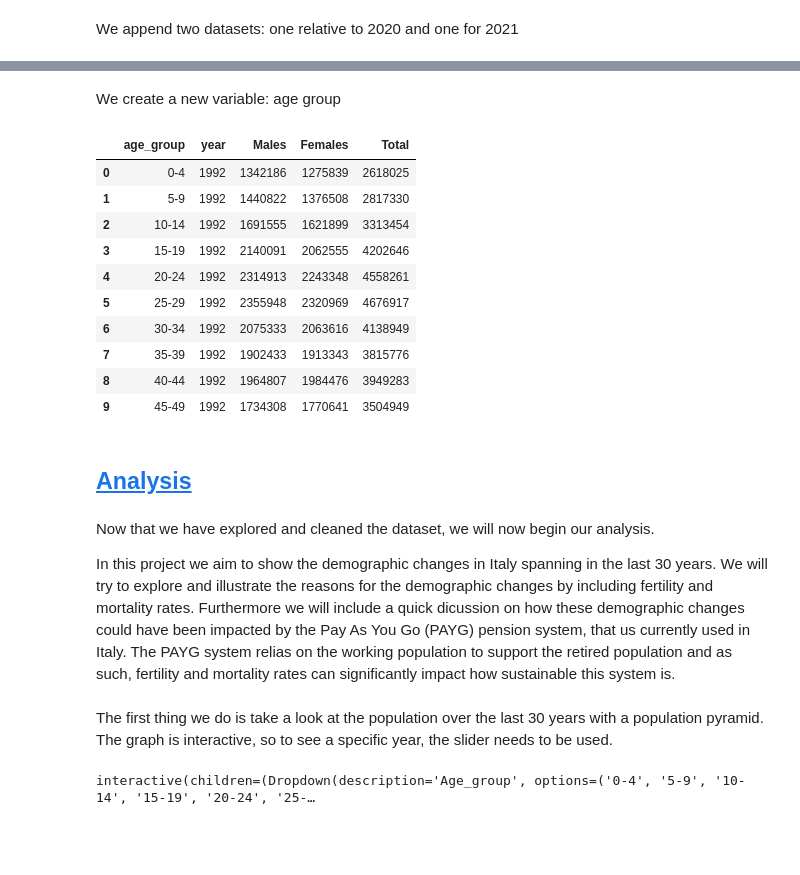
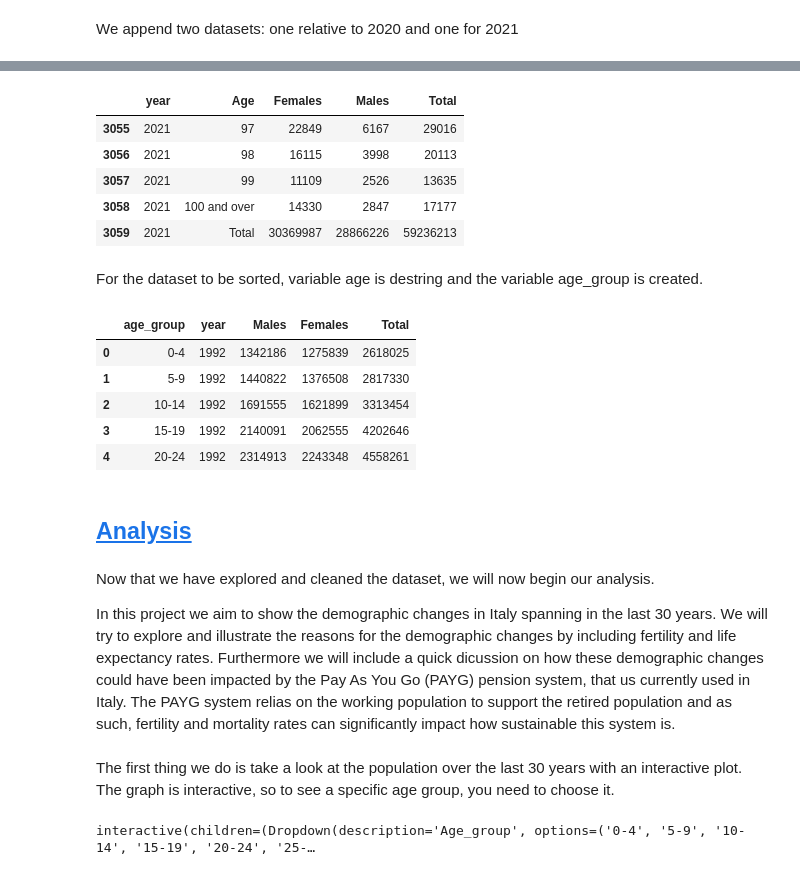
Before and after one commit to NumEconCopenhagen/projects-2024-bolo, a Jupyter notebook: dataproject/dataproject_structured.ipynb, the cells around one changed output, grey strips where cells are left out. Drawn from its saved outputs; the diff is of its cells as text; code cells hidden in the pictures; blank space fills up the shorter version.

```diff
--- a/dataproject/dataproject_structured.ipynb
+++ b/dataproject/dataproject_structured.ipynb
@@ -115,0 +57,3 @@ pop_italy_wide.head(10)
+# %%
+#An istance of the class is created
+project = dataproject()
@@ -178,2 +85,0 @@ pop_italy.head(10)
-# %% [markdown]
-We create a new variable: age group
@@ -204,23 +86,31 @@ pop_italy_agg.drop(['index', 'lower_bound', 'upper_bound'], axis=1, inplace=True
+# %%
+project.concat().tail()
+# %% [output]
+|  | year | Age | Females | Males | Total |
+| 3055 | 2021 | 97 | 22849 | 6167 | 29016 |
+| 3056 | 2021 | 98 | 16115 | 3998 | 20113 |
+| 3057 | 2021 | 99 | 11109 | 2526 | 13635 |
+| 3058 | 2021 | 100 and over | 14330 | 2847 | 17177 |
+| 3059 | 2021 | Total | 30369987 | 28866226 | 59236213 |
+# %% [markdown]
+For the dataset to be sorted, variable age is destring and the variable age_group is created.
+# %%
+pop_italy_agg=project.construction_of_final_dataset()
 # %%
-pop_italy_agg.head(10)
+pop_italy_agg.head()
 # %% [output]
 |  | age_group | year | Males | Females | Total |
 | 0 | 0-4 | 1992 | 1342186 | 1275839 | 2618025 |
 | 1 | 5-9 | 1992 | 1440822 | 1376508 | 2817330 |
 | 2 | 10-14 | 1992 | 1691555 | 1621899 | 3313454 |
 | 3 | 15-19 | 1992 | 2140091 | 2062555 | 4202646 |
 | 4 | 20-24 | 1992 | 2314913 | 2243348 | 4558261 |
-| 5 | 25-29 | 1992 | 2355948 | 2320969 | 4676917 |
-| 6 | 30-34 | 1992 | 2075333 | 2063616 | 4138949 |
-| 7 | 35-39 | 1992 | 1902433 | 1913343 | 3815776 |
-| 8 | 40-44 | 1992 | 1964807 | 1984476 | 3949283 |
-| 9 | 45-49 | 1992 | 1734308 | 1770641 | 3504949 |
 # %% [markdown]
  ## <a id='toc3_'></a>[Analysis](#toc0_)
 # %% [markdown]
 Now that we have explored and cleaned the dataset, we will now begin our analysis.
 
-In this project we aim to show the demographic changes in Italy spanning in the last 30 years. We will try to explore and illustrate the reasons for the demographic changes by including fertility and mortality rates. Furthermore we will include a quick dicussion on how these demographic changes could have been impacted by the Pay As You Go (PAYG) pension system, that us currently used in Italy.  The PAYG system relias on the working population to support the retired population and as such, fertility and mortality rates can significantly impact how sustainable this system is.
+In this project we aim to show the demographic changes in Italy spanning in the last 30 years. We will try to explore and illustrate the reasons for the demographic changes by including fertility and life expectancy rates. Furthermore we will include a quick dicussion on how these demographic changes could have been impacted by the Pay As You Go (PAYG) pension system, that us currently used in Italy.  The PAYG system relias on the working population to support the retired population and as such, fertility and mortality rates can significantly impact how sustainable this system is.
 # %% [markdown]
-The first thing we do is take a look at the population over the last 30 years with a population pyramid. The graph is interactive, so to see a specific year, the slider needs to be used.
+The first thing we do is take a look at the population over the last 30 years with an interactive plot. The graph is interactive, so to see a specific age group, you need to choose it.
 # %%
```
Also changed, not shown: parts of 44 cells of this notebook, 5 other files.
